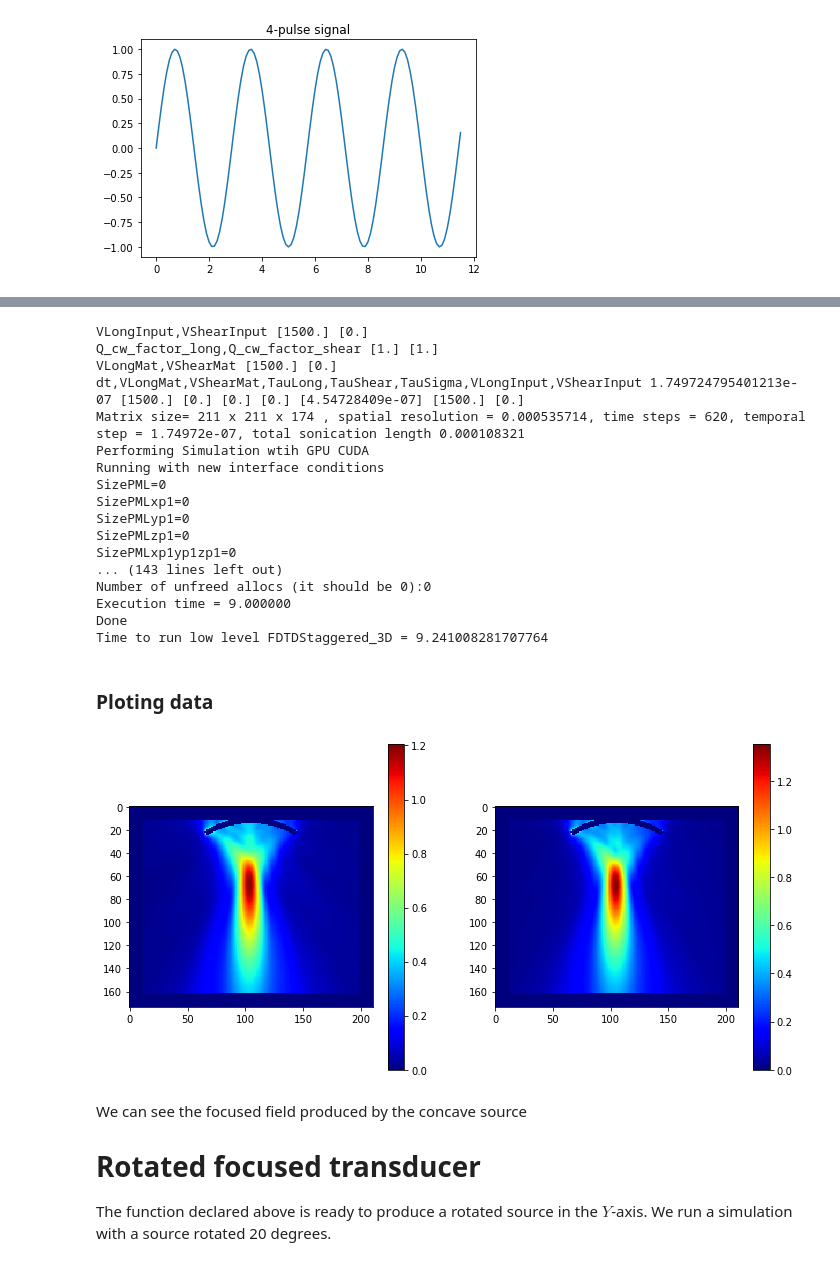
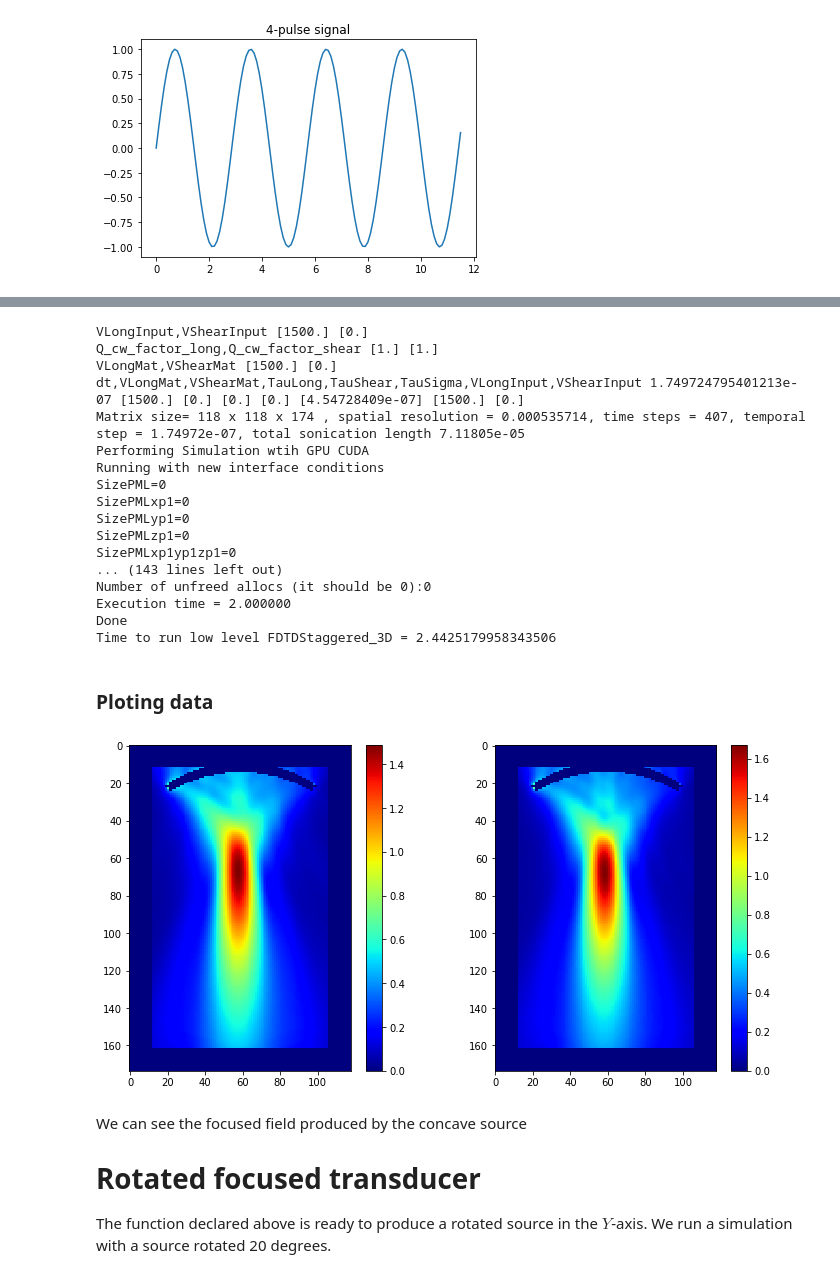
Before and after one commit to ProteusMRIgHIFU/BabelViscoFDTD, a Jupyter notebook: Example Notebooks/3 - Focusing Sources.ipynb, the cells around one changed output, grey strips where cells are left out. Saved outputs shown, nothing was run; the diff lists cells and outputs as text; code cells hidden in the pictures.

```diff
--- a/Example Notebooks/3 - Focusing Sources.ipynb
+++ b/Example Notebooks/3 - Focusing Sources.ipynb
@@ -130,5 +133,5 @@ plt.title('Sensor map location');
 # %%
-Sensor,LastMap,RMSValue,InputParam=PModel.StaggeredFDTD_3D_with_relaxation(
+Sensor,LastMap,DictRMSValue,InputParam=PModel.StaggeredFDTD_3D_with_relaxation(
                                                          MaterialMap,
                                                          MaterialList,
                                                          Frequency,
@@ -144,6 +147,7 @@ Sensor,LastMap,RMSValue,InputParam=PModel.StaggeredFDTD_3D_with_relaxation(
                                                          ReflectionLimit=ReflectionLimit,
                                                          COMPUTING_BACKEND=1,
                                                          USE_SINGLE=True,
+                                                         SelMapsRMSPeakList=['ALLV'],
                                                          DefaultGPUDeviceName='SUPER',
                                                          TypeSource=1)
 # %% [output]
@@ -151,7 +155,7 @@ VLongInput,VShearInput [1500.] [0.]
 Q_cw_factor_long,Q_cw_factor_shear [1.] [1.]
 VLongMat,VShearMat [1500.] [0.]
 dt,VLongMat,VShearMat,TauLong,TauShear,TauSigma,VLongInput,VShearInput 1.749724795401213e-07 [1500.] [0.] [0.] [0.] [4.54728409e-07] [1500.] [0.]
-Matrix size= 211 x 211 x 174 , spatial resolution = 0.000535714, time steps = 620, temporal step = 1.74972e-07, total sonication length 0.000108321
+Matrix size= 118 x 118 x 174 , spatial resolution = 0.000535714, time steps = 407, temporal step = 1.74972e-07, total sonication length 7.11805e-05
 Performing Simulation wtih GPU CUDA
 Running with new interface conditions
 SizePML=0
@@ -161,25 +165,26 @@ SizePMLzp1=0
 SizePMLxp1yp1zp1=0
 ... (143 lines left out)
 Number of unfreed allocs (it should be 0):0
-Execution time = 9.000000
+Execution time = 2.000000
 Done
-Time to run low level FDTDStaggered_3D = 9.241008281707764
+Time to run low level FDTDStaggered_3D = 2.4425179958343506
 # %% [markdown]
 ### Ploting data
 # %%
+RMSValue=DictRMSValue['ALLV']
 for a in range(3):
     for n in range(-2,3):
         RMSValue[np.roll(SourceMap>0,n,axis=a)]=0. #we turn off the values close the source
 
 plt.figure(figsize=(12,6))
 plt.subplot(1,2,1)
 plt.imshow(RMSValue[:,int(N2/2)-5,:].T,cmap=plt.cm.jet)
 plt.colorbar()
 plt.subplot(1,2,2)
 plt.imshow(RMSValue[int(N1/2),:,:].T,cmap=plt.cm.jet)
 plt.colorbar();
 # %% [output]
-[figure, old version]
+[figure, new version]
 # %% [markdown]
 We can see the focused field produced by the concave source
 
```
Also changed, not shown: parts of 7 cells of this notebook, 16 other files.
